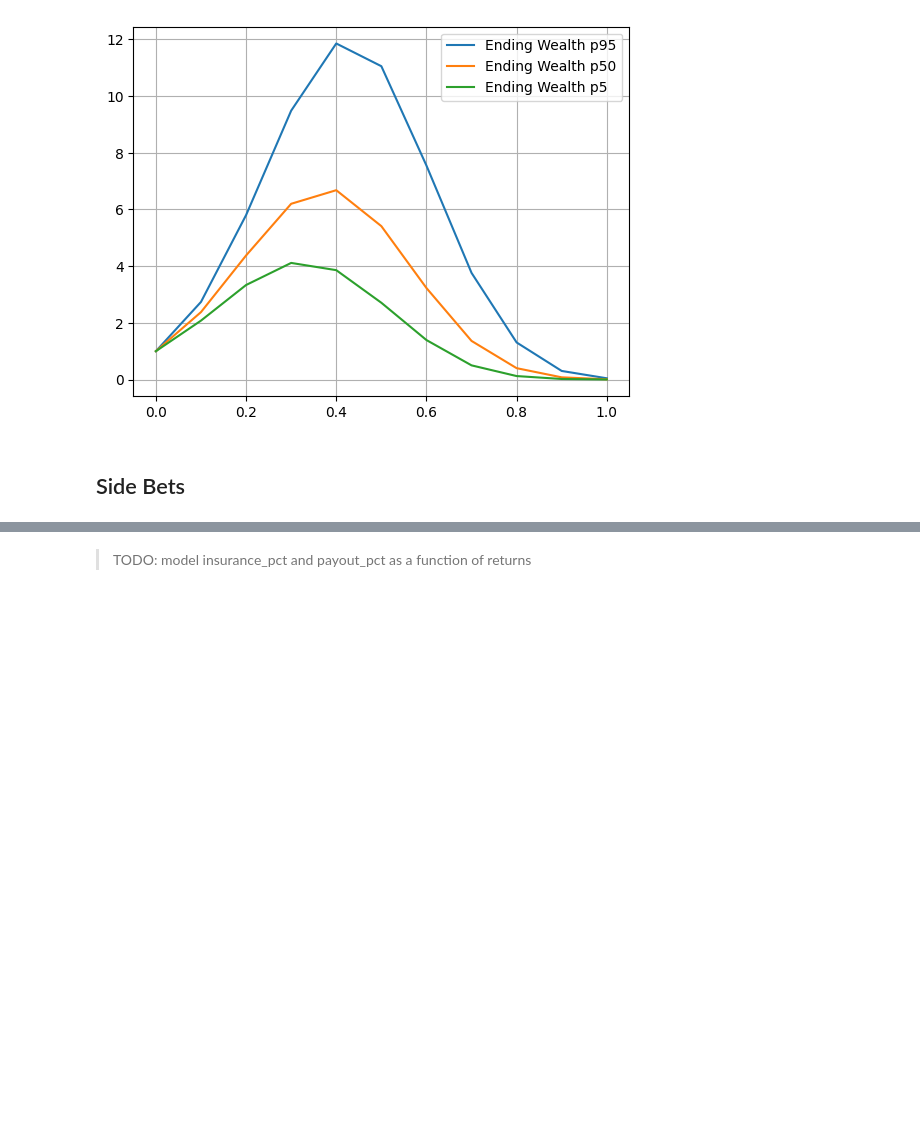
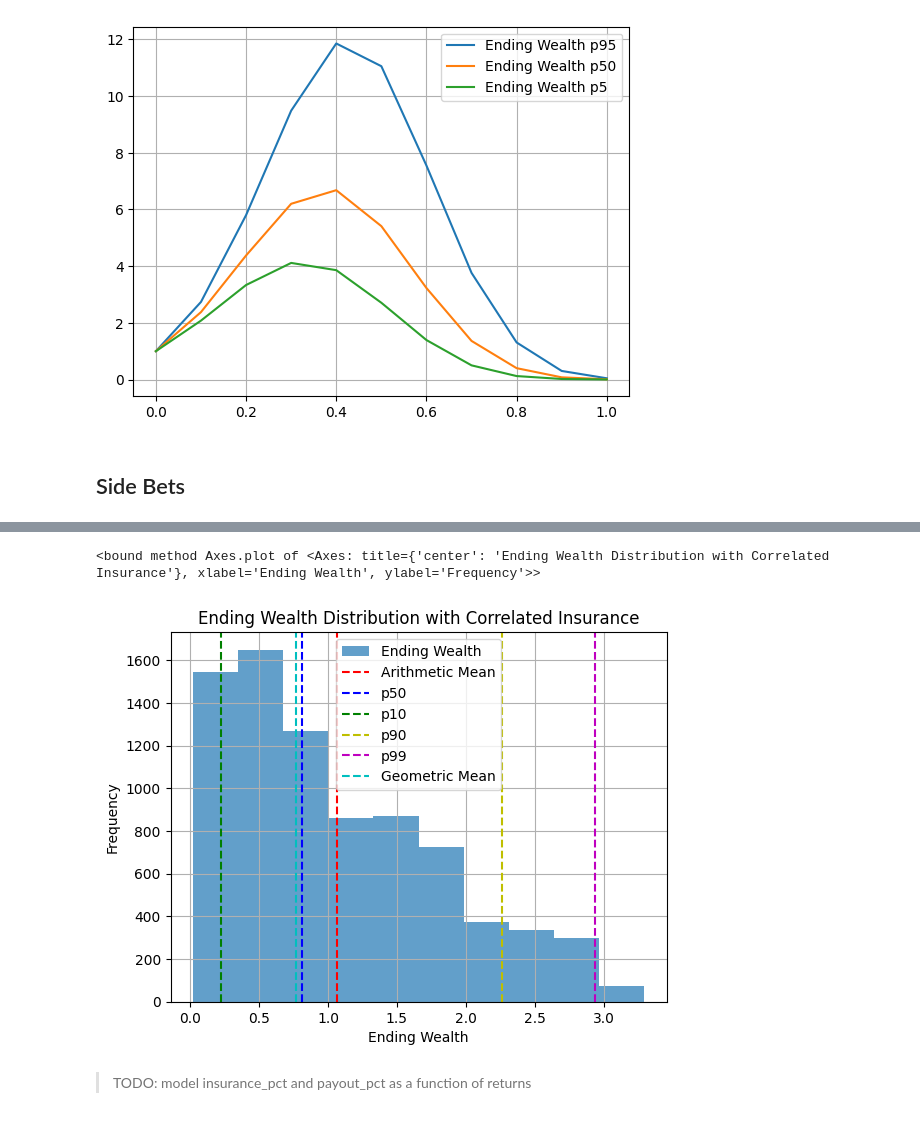
Before and after one commit to jovsa/safe-haven-reproduction, a Jupyter notebook: eternal_return.ipynb, the cells around one changed output, grey strips where cells are left out. Drawn from its saved outputs; the diff is of its cells as text; code cells hidden in the pictures; blank space fills up the shorter version.

```diff
--- a/eternal_return.ipynb
+++ b/eternal_return.ipynb
@@ -168,2 +198,25 @@ ax.plot()
+# %%
+a = np.cumprod(correlated_insurance_trials, axis=1)
+a = list(a[:, -1])
+a = sorted(a)[:8000] # since it's fat tailed, let's cut off the top of the distribution.
+
+fig, ax = plt.subplots()
+ax.hist(a, 10, alpha=0.7, label='Ending Wealth')
+plt.axvline(x=np.mean(a), color='r', linestyle='--', label='Arithmetic Mean')
+plt.axvline(x=np.percentile(a, 50), color='b', linestyle='--', label='p50')
+plt.axvline(x=np.percentile(a, 10), color='g', linestyle='--', label='p10')
+plt.axvline(x=np.percentile(a, 90), color='y', linestyle='--', label='p90')
+plt.axvline(x=np.percentile(a, 99), color='m', linestyle='--', label='p99')
+plt.axvline(x=gmean(a), linestyle='--', color='c', label='Geometric Mean')
+ax.set_xlabel('Ending Wealth')
+ax.set_ylabel('Frequency')
+ax.set_title('Ending Wealth Distribution with Correlated Insurance')
+ax.plot()
+ax.grid()
+ax.legend()
+ax.plot
+# %% [output]
+<bound method Axes.plot of <Axes: title={'center': 'Ending Wealth Distribution with Correlated Insurance'}, xlabel='Ending Wealth', ylabel='Frequency'>>
+[figure, added]
 # %% [markdown]
 > TODO: model insurance_pct and payout_pct as a function of returns
```
Also changed, not shown: parts of 5 cells of this notebook.
